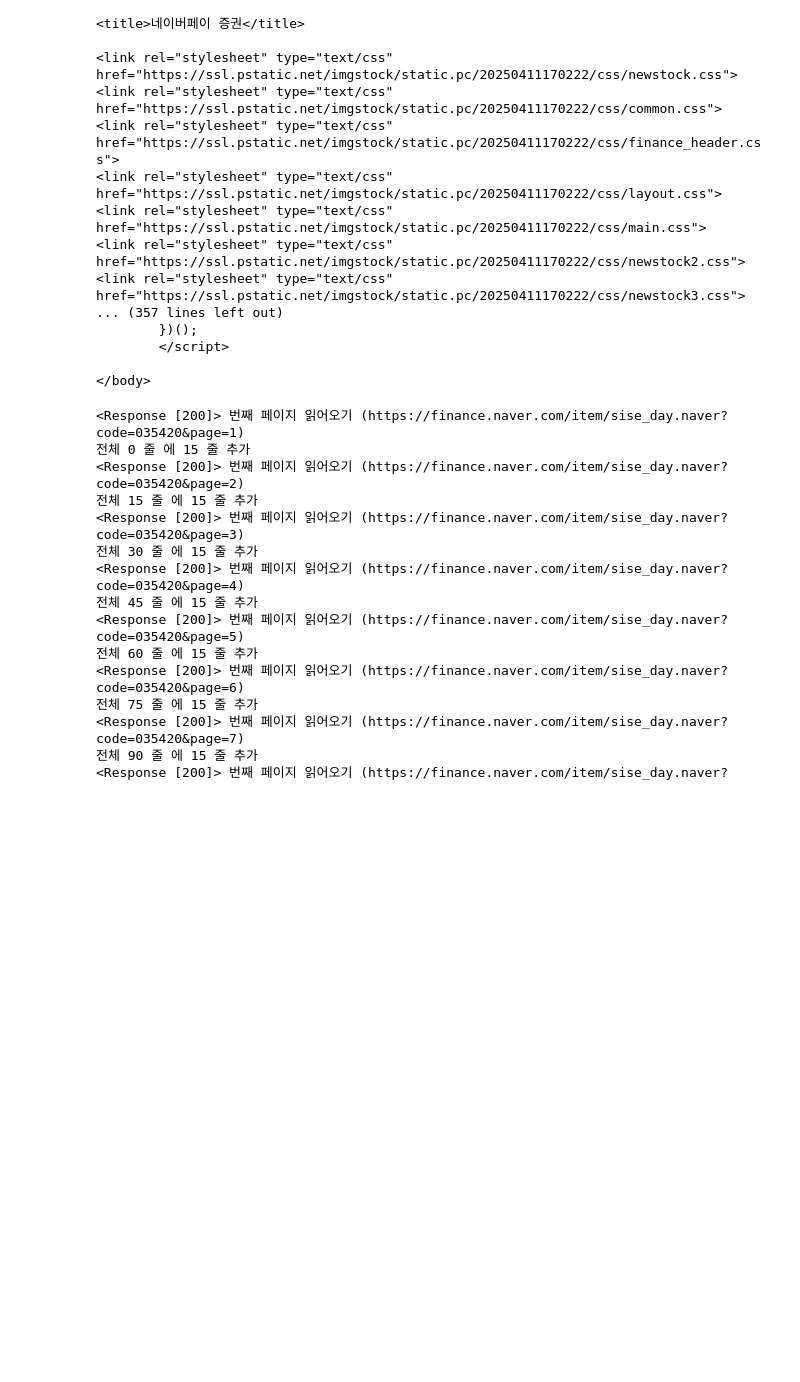
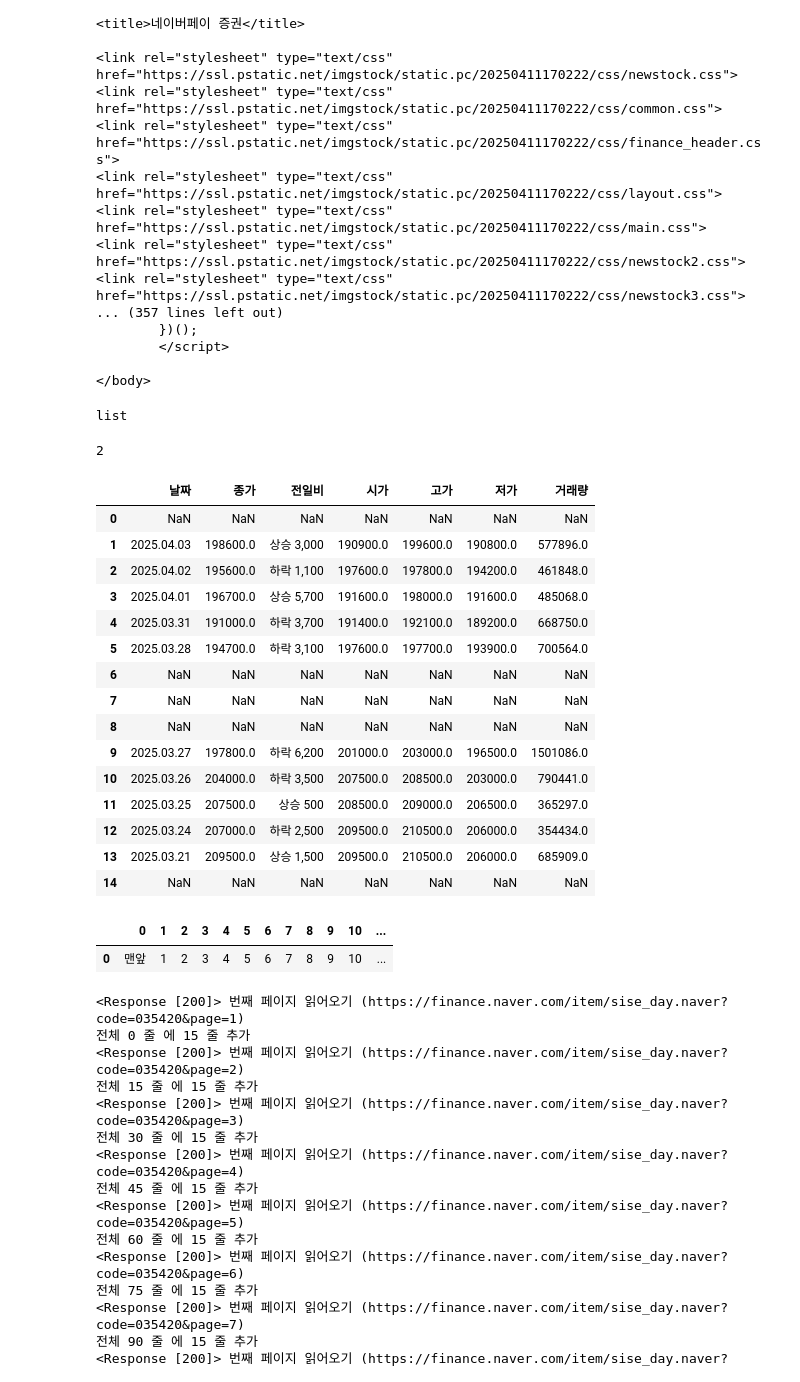
Before and after one commit to dhkeum9886/kmu-data-analysis, a Jupyter notebook: 7강/중간고사과제_K2025029_금동환.ipynb, the cells around one changed output. Cells and saved outputs as stored; diff of their text form; code cells hidden in the pictures; blank space fills up the shorter version.

```diff
--- a/7강/중간고사과제_K2025029_금동환.ipynb
+++ b/7강/중간고사과제_K2025029_금동환.ipynb
@@ -59,6 +59,41 @@ print(page.text)
         </script>
 
 </body>
+# %%
+# html 테이블 데이터 가져오기
+pages = pd.read_html(page.text)
+type(pages)
+# %% [output]
+list
+# %%
+
+len(pages)
+# %% [output]
+2
+# %%
+pages[0]
+# %% [output]
+|  | 날짜 | 종가 | 전일비 | 시가 | 고가 | 저가 | 거래량 |
+| 0 | NaN | NaN | NaN | NaN | NaN | NaN | NaN |
+| 1 | 2025.04.03 | 198600.0 | 상승 3,000 | 190900.0 | 199600.0 | 190800.0 | 577896.0 |
+| 2 | 2025.04.02 | 195600.0 | 하락 1,100 | 197600.0 | 197800.0 | 194200.0 | 461848.0 |
+| 3 | 2025.04.01 | 196700.0 | 상승 5,700 | 191600.0 | 198000.0 | 191600.0 | 485068.0 |
+| 4 | 2025.03.31 | 191000.0 | 하락 3,700 | 191400.0 | 192100.0 | 189200.0 | 668750.0 |
+| 5 | 2025.03.28 | 194700.0 | 하락 3,100 | 197600.0 | 197700.0 | 193900.0 | 700564.0 |
+| 6 | NaN | NaN | NaN | NaN | NaN | NaN | NaN |
+| 7 | NaN | NaN | NaN | NaN | NaN | NaN | NaN |
+| 8 | NaN | NaN | NaN | NaN | NaN | NaN | NaN |
+| 9 | 2025.03.27 | 197800.0 | 하락 6,200 | 201000.0 | 203000.0 | 196500.0 | 1501086.0 |
+| 10 | 2025.03.26 | 204000.0 | 하락 3,500 | 207500.0 | 208500.0 | 203000.0 | 790441.0 |
+| 11 | 2025.03.25 | 207500.0 | 상승 500 | 208500.0 | 209000.0 | 206500.0 | 365297.0 |
+| 12 | 2025.03.24 | 207000.0 | 하락 2,500 | 209500.0 | 210500.0 | 206000.0 | 354434.0 |
+| 13 | 2025.03.21 | 209500.0 | 상승 1,500 | 209500.0 | 210500.0 | 206000.0 | 685909.0 |
+| 14 | NaN | NaN | NaN | NaN | NaN | NaN | NaN |
+# %%
+pages[1]
+# %% [output]
+|  | 0 | 1 | 2 | 3 | 4 | 5 | 6 | 7 | 8 | 9 | 10 | ... |
+| 0 | 맨앞 | 1 | 2 | 3 | 4 | 5 | 6 | 7 | 8 | 9 | 10 | ... |
 # %%
 # 페이징 처리가 되어 있는 데이터
 
```
